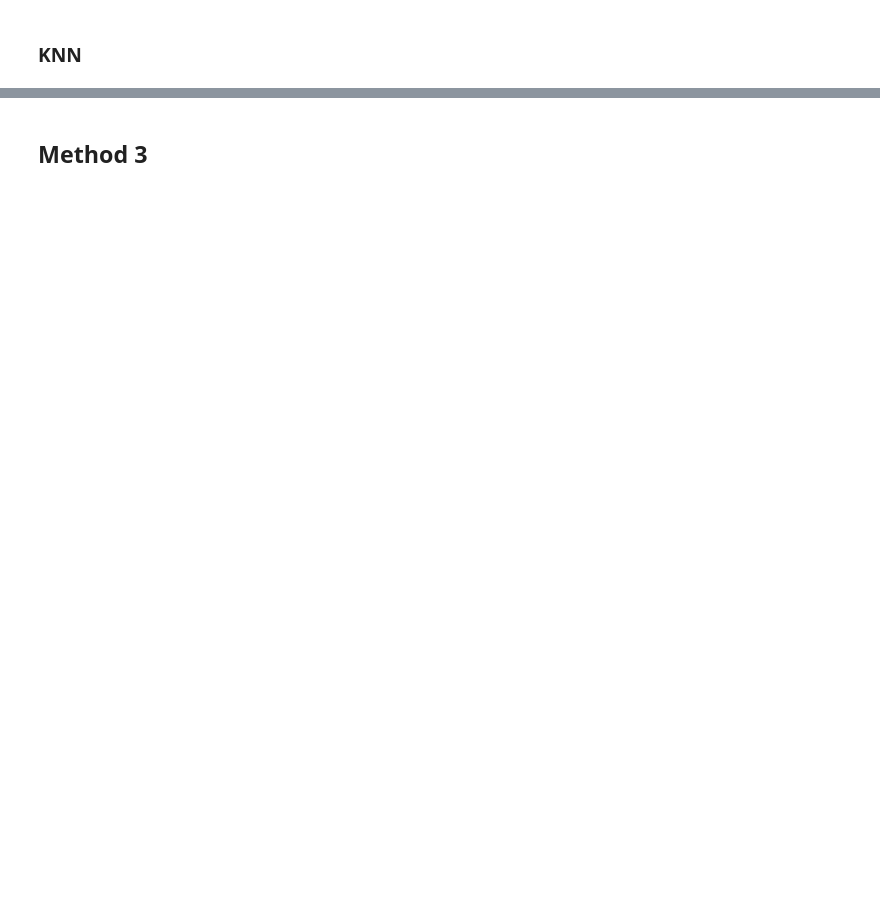
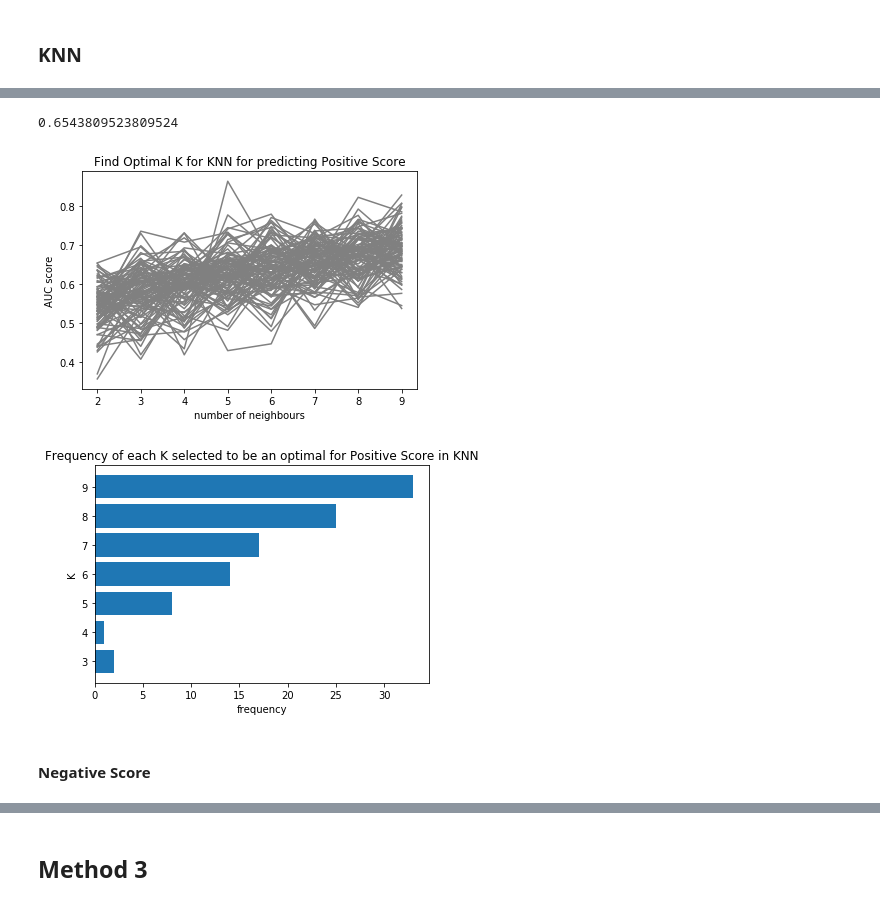
Before and after one commit to shizhs/COMP9417-Project, a Jupyter notebook: Project.ipynb, the cells around one changed output, grey strips where cells are left out. Saved outputs shown, nothing was run; the diff lists cells and outputs as text; code cells hidden in the pictures; blank space fills up the shorter version.

```diff
--- a/Project.ipynb
+++ b/Project.ipynb
@@ -293,0 +754,29 @@ def accuracy_comparison(features, y):
+# %%
+score = []
+optimalK = []
+for i in range(100):
+    n = roc_auc_comparison(X_pos.to_numpy(), label_pos.to_numpy())
+    optimalK.append(n)
+    score.append(KNN(X_pos.to_numpy(), label_pos.to_numpy(), n))
+print(np.array(score).mean())
+plt.title('Find Optimal K for KNN for predicting Positive Score')
+plt.savefig('./Images/k_positive.png', bbox_inches='tight')
+plt.show()
+
+temp = np.unique(np.array(optimalK),return_counts=True)
+index = temp[0]
+freq = temp[1]
+#index, freq
+plt.barh(index , freq)
+plt.title('Frequency of each K selected to be an optimal for Positive Score in KNN')
+plt.ylabel('K')
+plt.xlabel('frequency')
+path = './Images/knn_optimalK_pos.png'
+plt.savefig(path, bbox_inches='tight')
+plt.show()
+# %% [output]
+0.6543809523809524
+[figure, added]
+[figure, added]
+# %% [markdown]
+#### Negative Score
```
Also changed, not shown: parts of 75 cells of this notebook, 33 other files.
